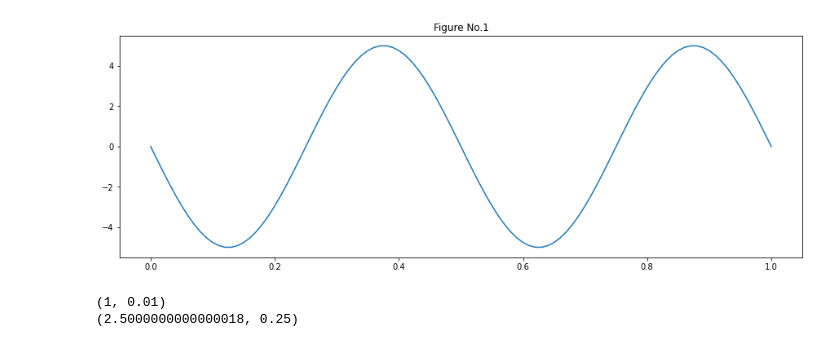
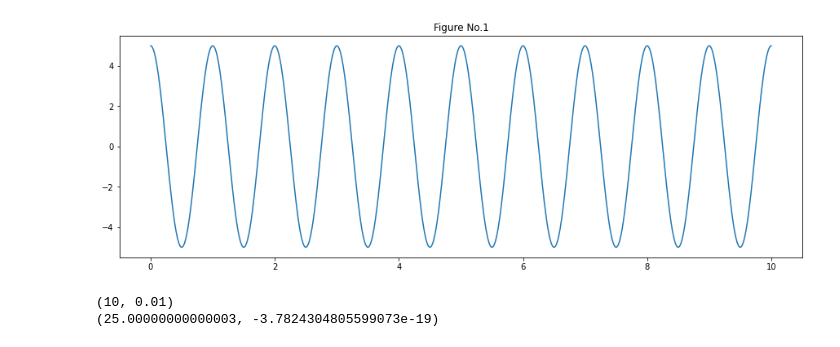
Before and after one commit to BigMountainTiger/python-excercise-repository, a Jupyter notebook: librosa_example/frequency-domain/CFT_experiment.ipynb, the cells around one changed output. Drawn from its saved outputs; the diff is of its cells as text; code cells hidden in the pictures.

```diff
--- a/librosa_example/frequency-domain/CFT_experiment.ipynb
+++ b/librosa_example/frequency-domain/CFT_experiment.ipynb
@@ -10,31 +10,31 @@ import numpy as np
 # %%
 def get_sinusoid(AFP, LS):
 
     (A, f, phase) = AFP
     (L, step) = LS
 
     sinusoid = np.zeros(int(L/step) + 1)
     for i, _ in enumerate(sinusoid):
         sinusoid[i] = A * np.cos(2 * np.pi * (f * step * i + phase))
 
     return sinusoid
 
-LS = (L, step) = (1, 0.01)
+LS = (L, step) = (10, 0.01)
 
-s1 = get_sinusoid((5, 2, 0.25), LS)
+s1 = get_sinusoid((5, 1, 0), LS)
 # s2 = get_sinusoid((3, 2, 0), LS)
 # s3 = get_sinusoid((2, 3, 0), LS)
 
 # signal = s1 + s2 + s3
 signal = s1
 t = np.arange(s1.size) * step
 
 plt.figure(figsize=(15,5))
 plt.plot(t, signal)
 plt.title('Figure No.1')
 plt.show()
 # %% [output]
-[figure, old version]
+[figure, new version]
 # %%
 def CFT(signal, f, LS):
     (L, step) = LS
@@ -68,12 +68,12 @@ def C2P(cartesian):
 
     return (A, P)
 
-CF1 = CFT(signal, 2, LS)
+CF1 = CFT(signal, 1, LS)
 PF1 = C2P(CF1)
 
 print(PF1)
 # CFT(signal, 2, LS)
 # CFT(signal, 3, LS)
 # %% [output]
-(1, 0.01)
-(2.5000000000000018, 0.25)
+(10, 0.01)
+(25.00000000000003, -3.7824304805599073e-19)
```
Also changed, not shown: 1 other file.
